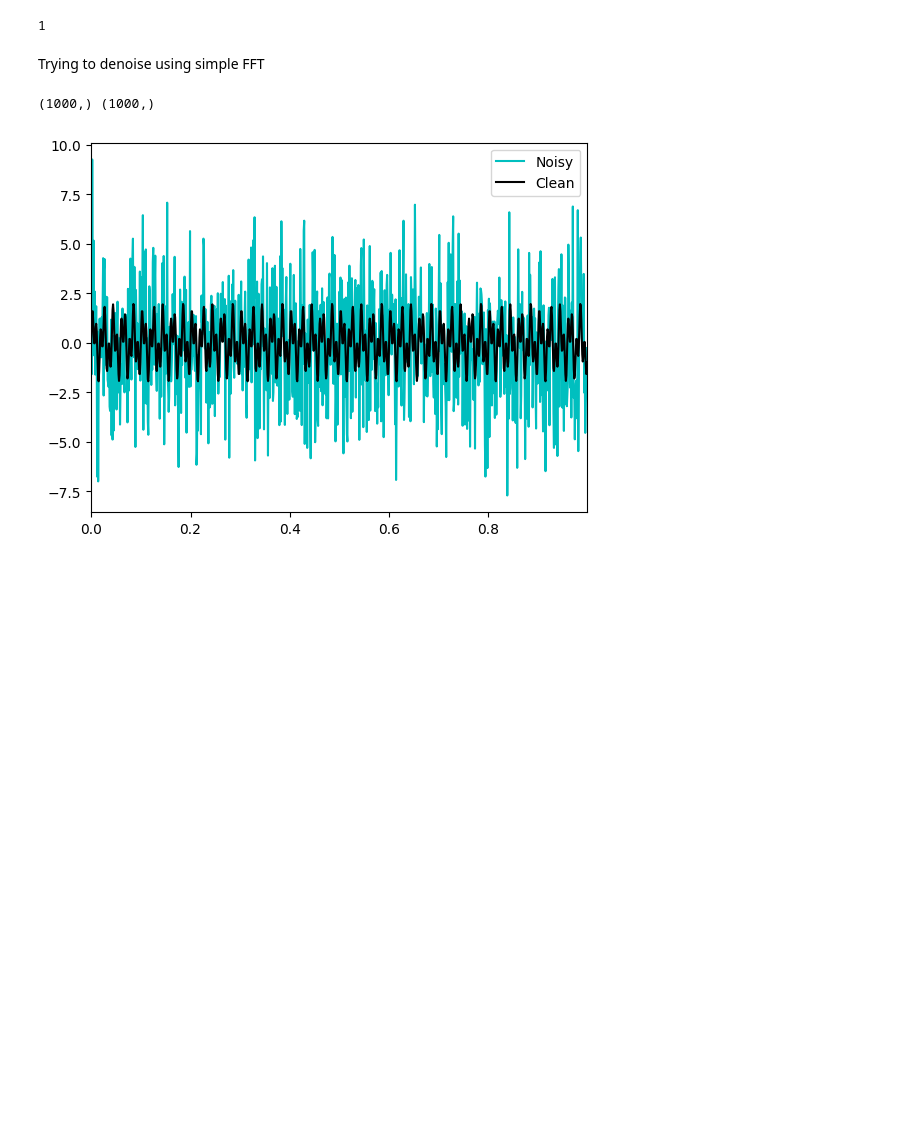
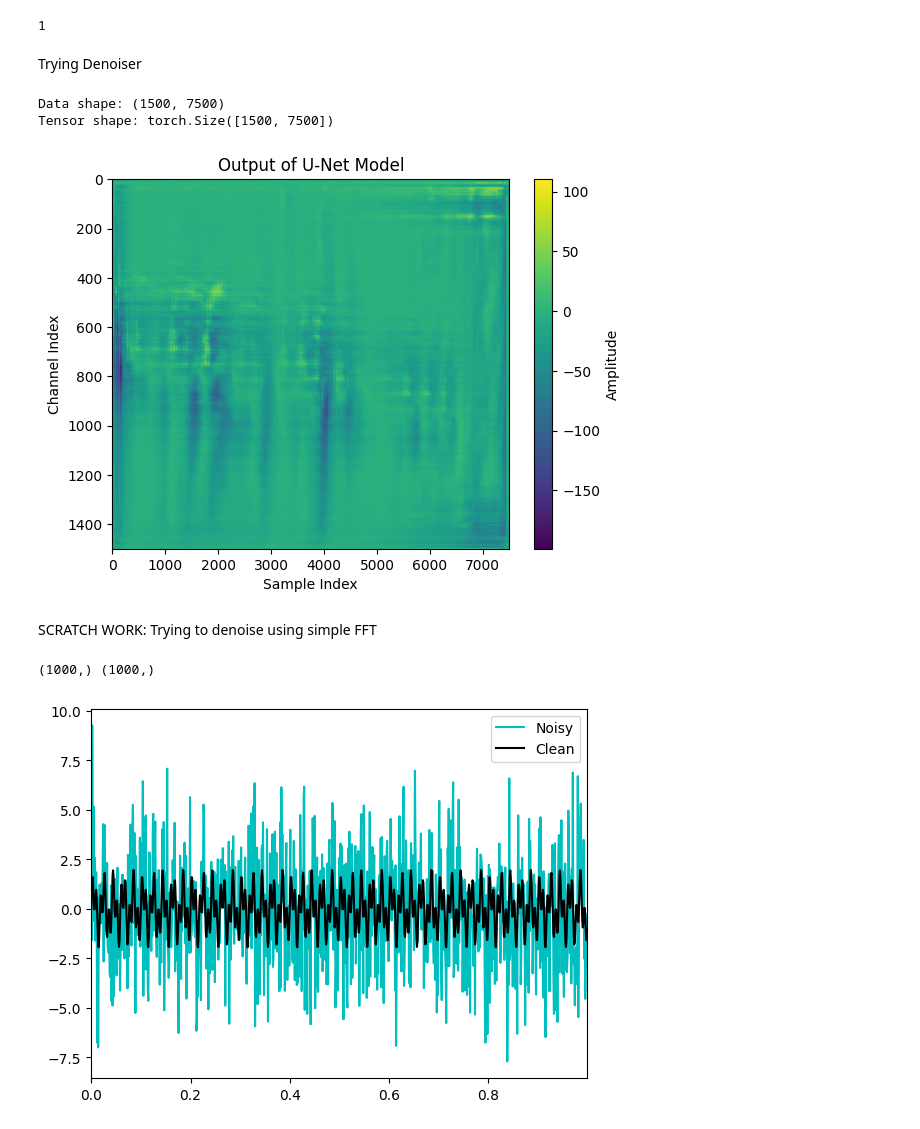
Before and after one commit to uwfiberlab/curatedDAS, a Jupyter notebook: testing_denoising.ipynb, the cells around one changed output. Cells and saved outputs as stored; diff of their text form; code cells hidden in the pictures; blank space fills up the shorter version.

Commit message:
produced denoised plots

```diff
--- a/testing_denoising.ipynb
+++ b/testing_denoising.ipynb
@@ -10,3 +10,47 @@ import h5py
 from scipy import signal
 # %% [output]
 1
+# %% [markdown]
+Trying Denoiser
+# %%
+# Load the .npy file
+file_path = os.path.join("test_data", "11707192.npy")
+data = np.load(file_path)
+data = data[:1500, 100:7600]
+
+# Convert the data to a tensor
+data_tensor = torch.tensor(data, dtype=torch.float32)
+
+print("Data shape:", data.shape)
+print("Tensor shape:", data_tensor.shape)
+# %% [output]
+Data shape: (1500, 7500)
+Tensor shape: torch.Size([1500, 7500])
+# %%
+# Define U-Net parameters
+ch_in = 1    # Number of input channels
+ch0 = 16        # Initial number of feature maps
+ch_max = 1024     # Maximum number of feature maps
+factors = [5, 3, 2, 2]  # Downsampling factors (4 levels)
+
+# Initialize model
+# model = unet(1, 16, 1024, factors=(5, 3, 2, 2)) # From Qibin's code
+model = unet(ch_in, ch0, ch_max, factors)
+
+# Ensure model is in evaluation mode
+model.eval()
+
+# Pass the noisy seismic data through the model
+output = model(data_tensor)
+
+# Convert output back to NumPy for visualization
+output_numpy = output.detach().numpy().squeeze()  # Remove batch & channel dimensions
+# %%
+plt.imshow(output_numpy, aspect='auto', cmap='viridis')
+plt.colorbar(label='Amplitude')
+plt.xlabel('Sample Index')
+plt.ylabel('Channel Index')
+plt.title('Output of U-Net Model')
+plt.show()
+# %% [output]
+[figure, added]
@@ -13,3 +92,3 @@ from scipy import signal
 # %% [markdown]
-Trying to denoise using simple FFT
+SCRATCH WORK: Trying to denoise using simple FFT
 # %%
```
Also changed, not shown: parts of 12 cells of this notebook, 7 other files.
